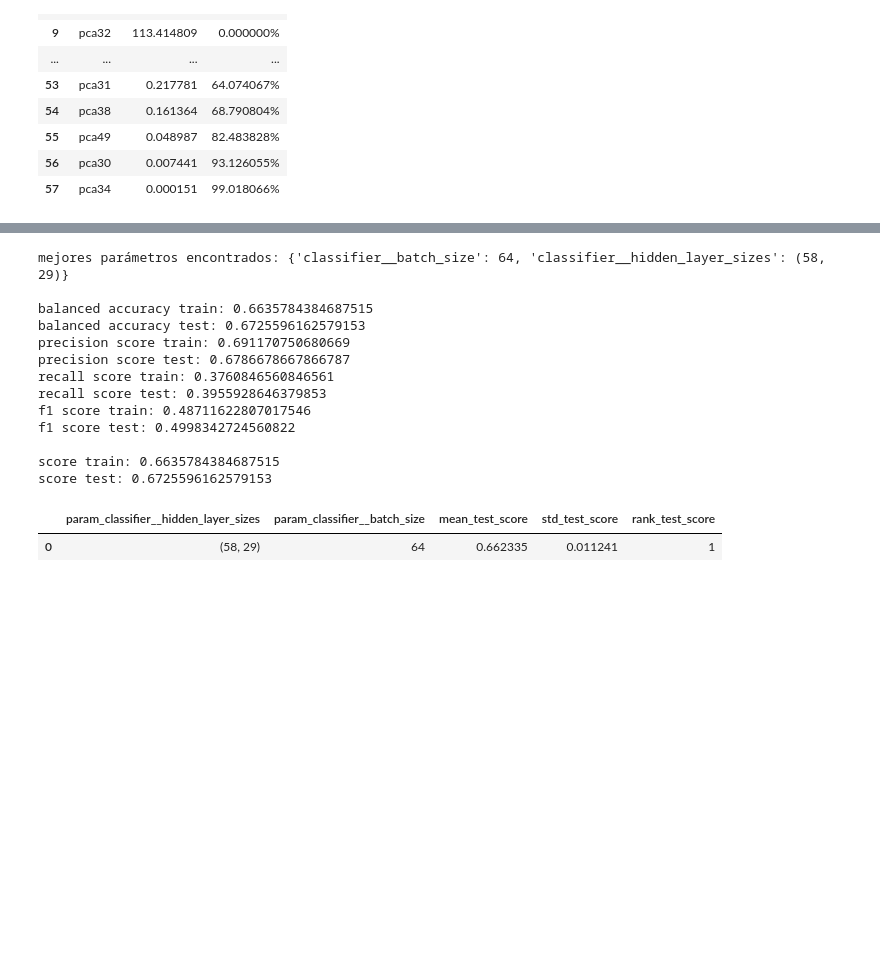
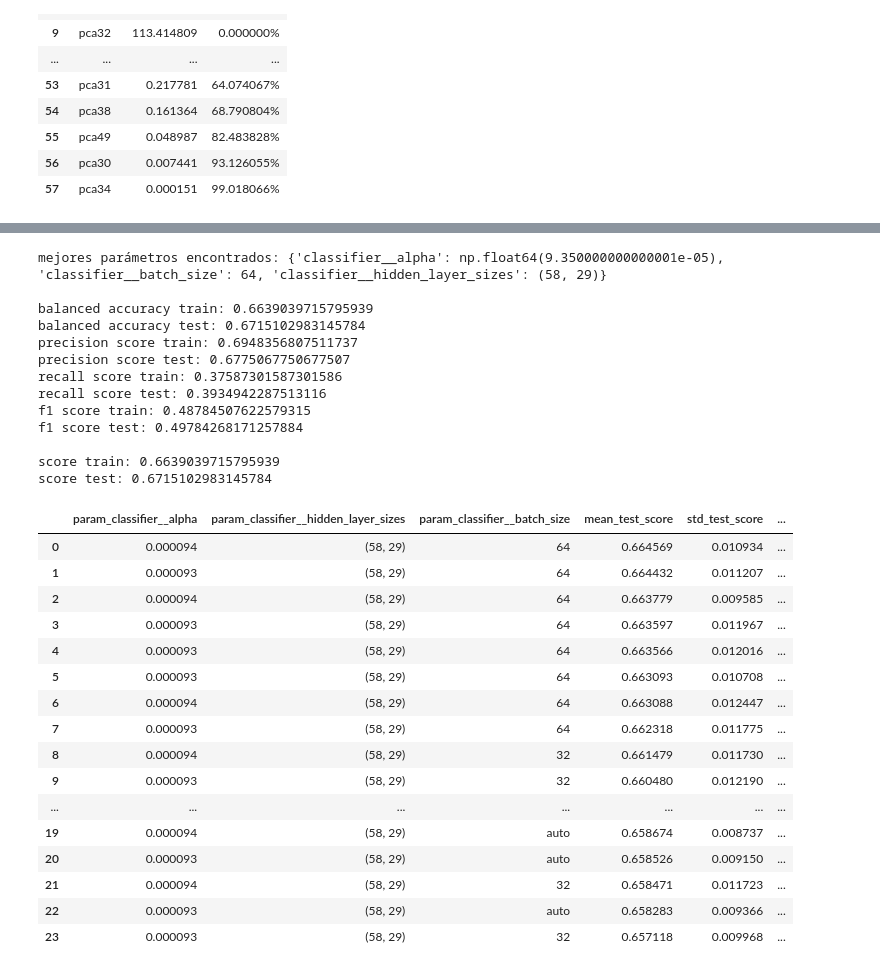
Before and after one commit to 2024-2-analitica-predictiva/2024-2-LAB-04-prediccion-del-default-usando-mlp-Felipe-Arikpa, a Jupyter notebook: homework/notebook.ipynb, the cells around one changed output, grey strips where cells are left out. Drawn from its saved outputs; the diff is of its cells as text; code cells hidden in the pictures; blank space fills up the shorter version.

```diff
--- a/homework/notebook.ipynb
+++ b/homework/notebook.ipynb
@@ -307,8 +307,8 @@ import numpy as np
 
 param_grid = {
     'classifier__hidden_layer_sizes': [(58, 29)],
-    'classifier__batch_size': [64],
-    #'classifier__alpha': np.arange(0.01, 0.02, 0.01),
+    'classifier__batch_size': ['auto', 64, 32],
+    'classifier__alpha': np.arange(0.000093, 0.0000937, 0.0000001),
 }
 
 model = GridSearchCV(
@@ -364,36 +364,52 @@ print()
 print('score train:', model.score(x_train, y_train))
 print('score test:', model.score(x_test, y_test))
 # %% [output]
-mejores parámetros encontrados: {'classifier__batch_size': 64, 'classifier__hidden_layer_sizes': (58, 29)}
+mejores parámetros encontrados: {'classifier__alpha': np.float64(9.350000000000001e-05), 'classifier__batch_size': 64, 'classifier__hidden_layer_sizes': (58, 29)}
 
-balanced accuracy train: 0.6635784384687515
-balanced accuracy test: 0.6725596162579153
-precision score train: 0.691170750680669
-precision score test: 0.6786678667866787
-recall score train: 0.3760846560846561
-recall score test: 0.3955928646379853
-f1 score train: 0.48711622807017546
-f1 score test: 0.4998342724560822
+balanced accuracy train: 0.6639039715795939
+balanced accuracy test: 0.6715102983145784
+precision score train: 0.6948356807511737
+precision score test: 0.6775067750677507
+recall score train: 0.37587301587301586
+recall score test: 0.3934942287513116
+f1 score train: 0.48784507622579315
+f1 score test: 0.49784268171257884
 
-score train: 0.6635784384687515
-score test: 0.6725596162579153
+score train: 0.6639039715795939
+score test: 0.6715102983145784
 # %%
 results = pd.DataFrame(model.cv_results_).sort_values('rank_test_score').reset_index(drop=True)
 
 results = results[
     [
+        'param_classifier__alpha',
         'param_classifier__hidden_layer_sizes',
         'param_classifier__batch_size',
         'mean_test_score',
         'std_test_score',
         'rank_test_score'
     ]
 ].sort_values('mean_test_score', ascending=False).reset_index(drop=True)
 
 results
 # %% [output]
-|  | param_classifier__hidden_layer_sizes | param_classifier__batch_size | mean_test_score | std_test_score | rank_test_score |
-| 0 | (58, 29) | 64 | 0.662335 | 0.011241 | 1 |
+|  | param_classifier__alpha | param_classifier__hidden_layer_sizes | param_classifier__batch_size | mean_test_score | std_test_score | ... |
+| 0 | 0.000094 | (58, 29) | 64 | 0.664569 | 0.010934 | ... |
+| 1 | 0.000093 | (58, 29) | 64 | 0.664432 | 0.011207 | ... |
+| 2 | 0.000094 | (58, 29) | 64 | 0.663779 | 0.009585 | ... |
+| 3 | 0.000093 | (58, 29) | 64 | 0.663597 | 0.011967 | ... |
+| 4 | 0.000093 | (58, 29) | 64 | 0.663566 | 0.012016 | ... |
+| 5 | 0.000093 | (58, 29) | 64 | 0.663093 | 0.010708 | ... |
+| 6 | 0.000094 | (58, 29) | 64 | 0.663088 | 0.012447 | ... |
+| 7 | 0.000093 | (58, 29) | 64 | 0.662318 | 0.011775 | ... |
+| 8 | 0.000094 | (58, 29) | 32 | 0.661479 | 0.011730 | ... |
+| 9 | 0.000093 | (58, 29) | 32 | 0.660480 | 0.012190 | ... |
+| ... | ... | ... | ... | ... | ... | ... |
+| 19 | 0.000094 | (58, 29) | auto | 0.658674 | 0.008737 | ... |
+| 20 | 0.000093 | (58, 29) | auto | 0.658526 | 0.009150 | ... |
+| 21 | 0.000094 | (58, 29) | 32 | 0.658471 | 0.011723 | ... |
+| 22 | 0.000093 | (58, 29) | auto | 0.658283 | 0.009366 | ... |
+| 23 | 0.000093 | (58, 29) | 32 | 0.657118 | 0.009968 | ... |
 # %%
 # from sklearn.model_selection import TunedThresholdClassifierCV
 
```
Also changed, not shown: parts of 1 cell of this notebook, 2 other files.
